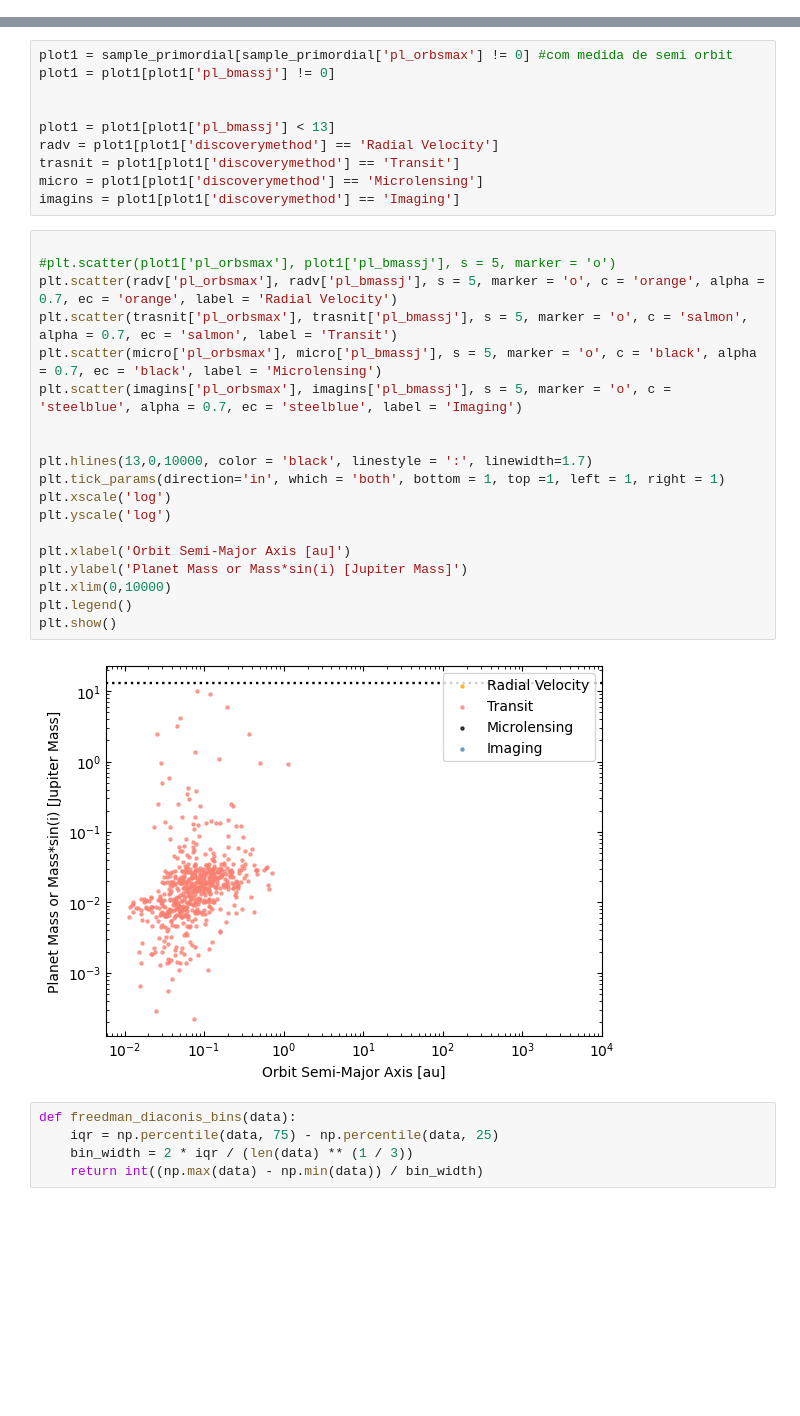
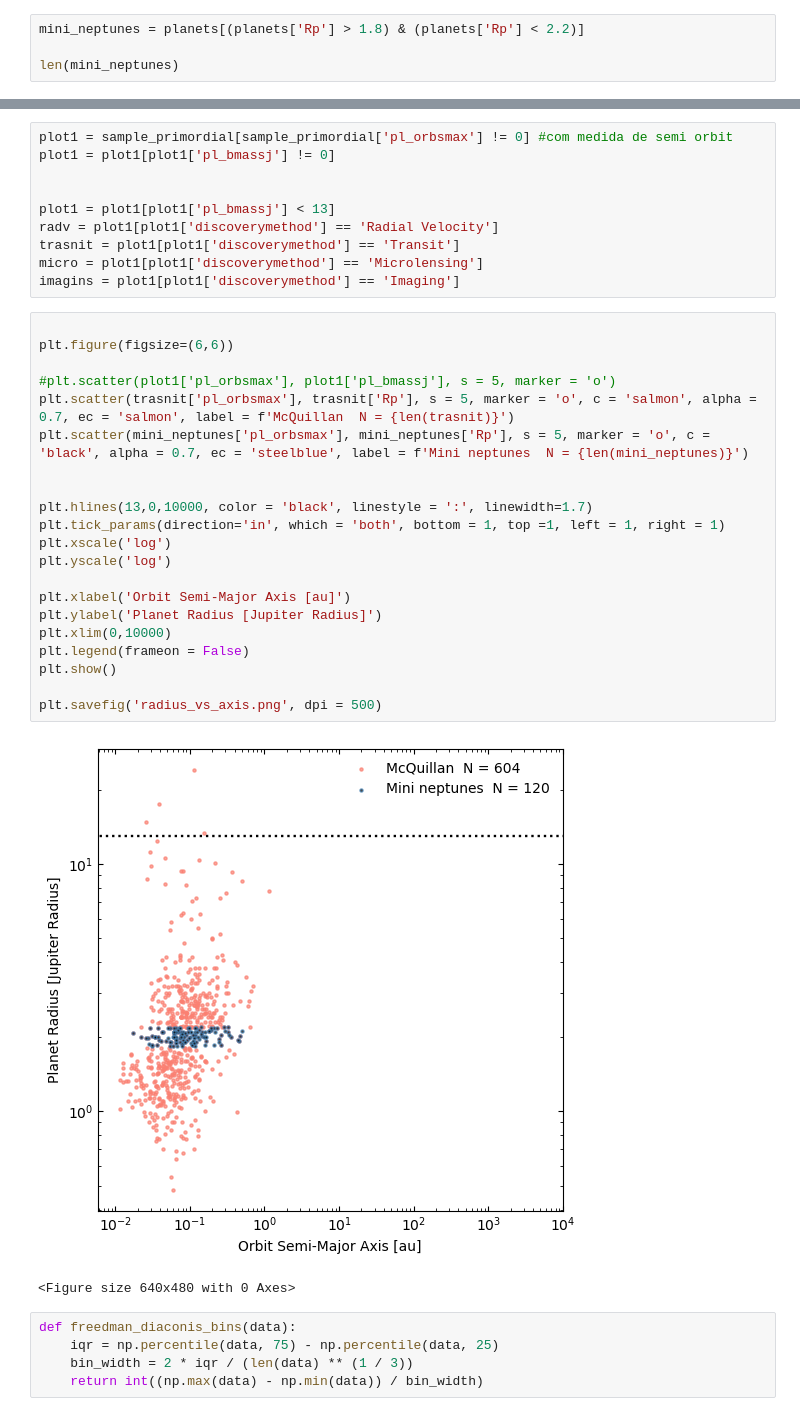
Before and after one commit to ylaksl/Exoplanets-Stats, a Jupyter notebook: analise.ipynb, the cells around one changed output, grey strips where cells are left out. Saved outputs shown, nothing was run; the diff lists cells and outputs as text; blank space fills up the shorter version.

```diff
--- a/analise.ipynb
+++ b/analise.ipynb
@@ -50,3 +48,7 @@ df_no_duplicates['Rp']
 931     1.07
 932     2.50
 Name: Rp, Length: 618, dtype: float64
+# %%
+mini_neptunes = planets[(planets['Rp'] > 1.8) & (planets['Rp'] < 2.2)]
+
+len(mini_neptunes)
@@ -117,25 +127,28 @@ micro = plot1[plot1['discoverymethod'] == 'Microlensing']
 imagins = plot1[plot1['discoverymethod'] == 'Imaging']
 # %%
 
+plt.figure(figsize=(6,6))
+
 #plt.scatter(plot1['pl_orbsmax'], plot1['pl_bmassj'], s = 5, marker = 'o')
-plt.scatter(radv['pl_orbsmax'], radv['pl_bmassj'], s = 5, marker = 'o', c = 'orange', alpha = 0.7, ec = 'orange', label = 'Radial Velocity')
-plt.scatter(trasnit['pl_orbsmax'], trasnit['pl_bmassj'], s = 5, marker = 'o', c = 'salmon', alpha = 0.7, ec = 'salmon', label = 'Transit')
-plt.scatter(micro['pl_orbsmax'], micro['pl_bmassj'], s = 5, marker = 'o', c = 'black', alpha = 0.7, ec = 'black', label = 'Microlensing')
-plt.scatter(imagins['pl_orbsmax'], imagins['pl_bmassj'], s = 5, marker = 'o', c = 'steelblue', alpha = 0.7, ec = 'steelblue', label = 'Imaging')
+plt.scatter(trasnit['pl_orbsmax'], trasnit['Rp'], s = 5, marker = 'o', c = 'salmon', alpha = 0.7, ec = 'salmon', label = f'McQuillan  N = {len(trasnit)}')
+plt.scatter(mini_neptunes['pl_orbsmax'], mini_neptunes['Rp'], s = 5, marker = 'o', c = 'black', alpha = 0.7, ec = 'steelblue', label = f'Mini neptunes  N = {len(mini_neptunes)}')
 
 
 plt.hlines(13,0,10000, color = 'black', linestyle = ':', linewidth=1.7)
 plt.tick_params(direction='in', which = 'both', bottom = 1, top =1, left = 1, right = 1)
 plt.xscale('log')
 plt.yscale('log')
 
 plt.xlabel('Orbit Semi-Major Axis [au]')
-plt.ylabel('Planet Mass or Mass*sin(i) [Jupiter Mass]')
+plt.ylabel('Planet Radius [Jupiter Radius]')
 plt.xlim(0,10000)
-plt.legend()
+plt.legend(frameon = False)
 plt.show()
+
+plt.savefig('radius_vs_axis.png', dpi = 500)
 # %% [output]
-[figure, old version]
+[figure, new version]
+<Figure size 640x480 with 0 Axes>
 # %%
 def freedman_diaconis_bins(data):
     iqr = np.percentile(data, 75) - np.percentile(data, 25)
```
Also changed, not shown: parts of 4 cells of this notebook, 2 other files.
